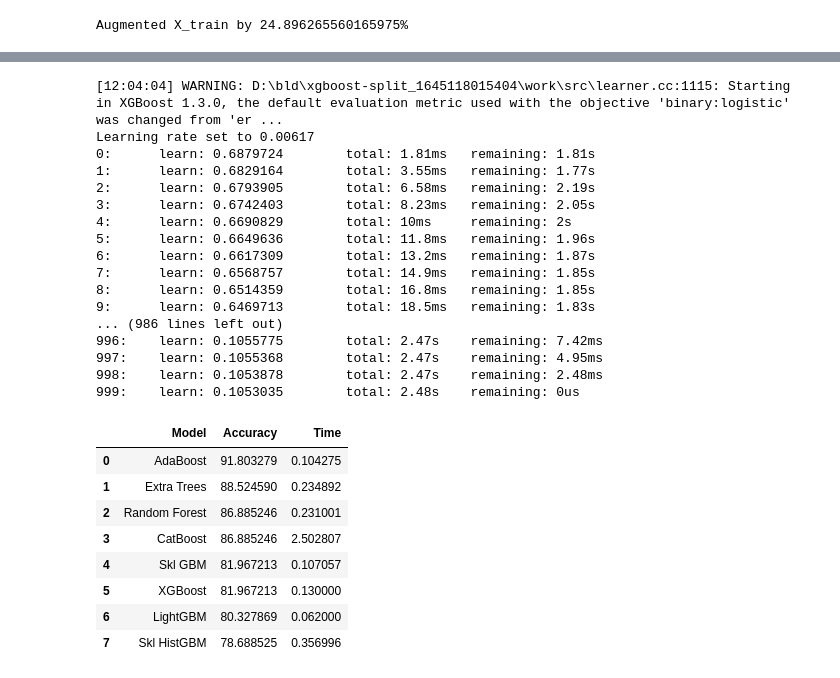
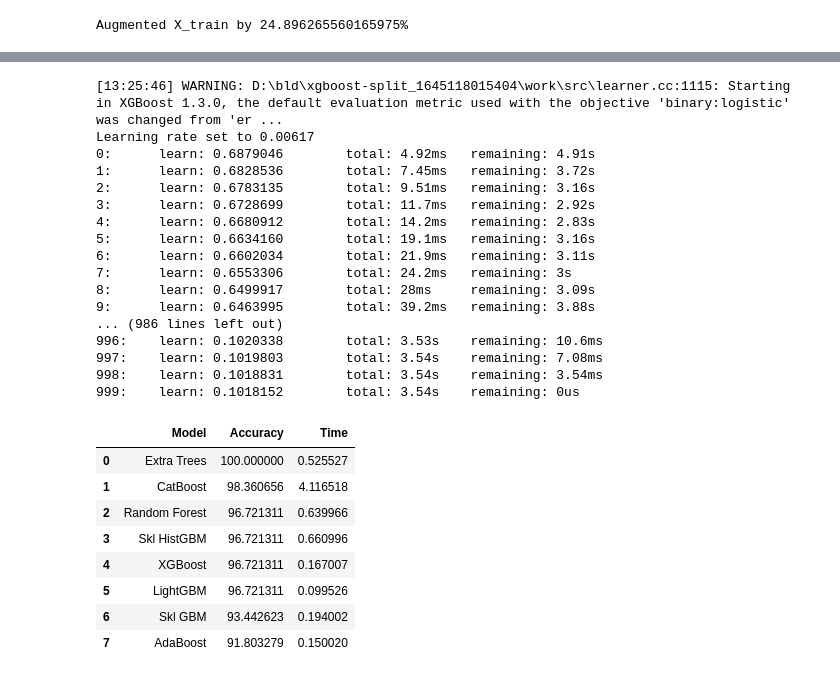
Before and after one commit to ITheophile/Heart_attack, a Jupyter notebook: exploration.ipynb, the cells around one changed output, grey strips where cells are left out. Cells and saved outputs as stored; diff of their text form; code cells hidden in the pictures.

Commit message:
included final_model

```diff
--- a/exploration.ipynb
+++ b/exploration.ipynb
@@ -58,13 +59,13 @@ tree_classifiers = {
   "LightGBM": LGBMClassifier(random_state=0),
   "CatBoost": CatBoostClassifier(random_state=0)}
 
-tree_classifiers = {name: make_pipeline(num_prep, model) for name, model in tree_classifiers.items()}
+tree_classifiers_pipe = {name: make_pipeline(num_prep, model) for name, model in tree_classifiers.items()}
 # %% [markdown]
 # Benchmark accuracy
 # %%
 results = pd.DataFrame({'Model': [], 'Accuracy': [], 'Time': []})
 
-for model_name, model in tree_classifiers.items():
+for model_name, model in tree_classifiers_pipe.items():
     start_time = time.time()
 
     # Training
@@ -116,7 +117,7 @@ Learning rate set to 0.005611
 # %%
 def data_enhancement(data):
     np.random.seed(0)
-    gen_data = data
+    gen_data = data.copy()
     sep_on = 'sex'
     divide_std_by = 10
 
@@ -175,49 +198,50 @@ Augmented X_train by 24.896265560165975%
 # %%
+tree_classifiers_pipe_aug = {name: make_pipeline(num_prep, model) for name, model in tree_classifiers.items()}
 results_aug = pd.DataFrame({'Model': [], 'Accuracy': [], 'Time': []})
 
-for model_name, model in tree_classifiers.items():
+for model_name, model in tree_classifiers_pipe_aug.items():
     start_time = time.time()
 
     # Training
     model.fit(X_train_aug, y_train_aug)
 
     # Prediction
     pred_aug = model.predict(X_test)
 
     total_time = time.time() - start_time # Time taken to fit and predict
 
     model_results_aug = pd.DataFrame({"Model":    [model_name],
                               "Accuracy": [accuracy_score(y_test, pred_aug)*100],
                               "Time":     [total_time]})
 
 
     results_aug = pd.concat([results_aug, model_results_aug])
-    results_ord_aug = results.sort_values(by=['Accuracy'], ascending=False, ignore_index=True)
+    results_ord_aug = results_aug.sort_values(by=['Accuracy'], ascending=False, ignore_index=True)
 results_ord_aug
 # %% [output]
-[12:04:04] WARNING: D:\bld\xgboost-split_1645118015404\work\src\learner.cc:1115: Starting in XGBoost 1.3.0, the default evaluation metric used with the objective 'binary:logistic' was changed from 'er ...
+[13:25:46] WARNING: D:\bld\xgboost-split_1645118015404\work\src\learner.cc:1115: Starting in XGBoost 1.3.0, the default evaluation metric used with the objective 'binary:logistic' was changed from 'er ...
 Learning rate set to 0.00617
-0:      learn: 0.6879724        total: 1.81ms   remaining: 1.81s
-1:      learn: 0.6829164        total: 3.55ms   remaining: 1.77s
-2:      learn: 0.6793905        total: 6.58ms   remaining: 2.19s
-3:      learn: 0.6742403        total: 8.23ms   remaining: 2.05s
-4:      learn: 0.6690829        total: 10ms     remaining: 2s
-5:      learn: 0.6649636        total: 11.8ms   remaining: 1.96s
-6:      learn: 0.6617309        total: 13.2ms   remaining: 1.87s
-7:      learn: 0.6568757        total: 14.9ms   remaining: 1.85s
-8:      learn: 0.6514359        total: 16.8ms   remaining: 1.85s
-9:      learn: 0.6469713        total: 18.5ms   remaining: 1.83s
+0:      learn: 0.6879046        total: 4.92ms   remaining: 4.91s
+1:      learn: 0.6828536        total: 7.45ms   remaining: 3.72s
+2:      learn: 0.6783135        total: 9.51ms   remaining: 3.16s
+3:      learn: 0.6728699        total: 11.7ms   remaining: 2.92s
+4:      learn: 0.6680912        total: 14.2ms   remaining: 2.83s
+5:      learn: 0.6634160        total: 19.1ms   remaining: 3.16s
+6:      learn: 0.6602034        total: 21.9ms   remaining: 3.11s
+7:      learn: 0.6553306        total: 24.2ms   remaining: 3s
+8:      learn: 0.6499917        total: 28ms     remaining: 3.09s
+9:      learn: 0.6463995        total: 39.2ms   remaining: 3.88s
 ... (986 lines left out)
-996:    learn: 0.1055775        total: 2.47s    remaining: 7.42ms
-997:    learn: 0.1055368        total: 2.47s    remaining: 4.95ms
-998:    learn: 0.1053878        total: 2.47s    remaining: 2.48ms
-999:    learn: 0.1053035        total: 2.48s    remaining: 0us
+996:    learn: 0.1020338        total: 3.53s    remaining: 10.6ms
+997:    learn: 0.1019803        total: 3.54s    remaining: 7.08ms
+998:    learn: 0.1018831        total: 3.54s    remaining: 3.54ms
+999:    learn: 0.1018152        total: 3.54s    remaining: 0us
 |  | Model | Accuracy | Time |
-| 0 | AdaBoost | 91.803279 | 0.104275 |
-| 1 | Extra Trees | 88.524590 | 0.234892 |
-| 2 | Random Forest | 86.885246 | 0.231001 |
-| 3 | CatBoost | 86.885246 | 2.502807 |
-| 4 | Skl GBM | 81.967213 | 0.107057 |
-| 5 | XGBoost | 81.967213 | 0.130000 |
-| 6 | LightGBM | 80.327869 | 0.062000 |
-| 7 | Skl HistGBM | 78.688525 | 0.356996 |
+| 0 | Extra Trees | 100.000000 | 0.525527 |
+| 1 | CatBoost | 98.360656 | 4.116518 |
+| 2 | Random Forest | 96.721311 | 0.639966 |
+| 3 | Skl HistGBM | 96.721311 | 0.660996 |
+| 4 | XGBoost | 96.721311 | 0.167007 |
+| 5 | LightGBM | 96.721311 | 0.099526 |
+| 6 | Skl GBM | 93.442623 | 0.194002 |
+| 7 | AdaBoost | 91.803279 | 0.150020 |
```
Also changed, not shown: parts of 13 cells of this notebook, 2 other files.
